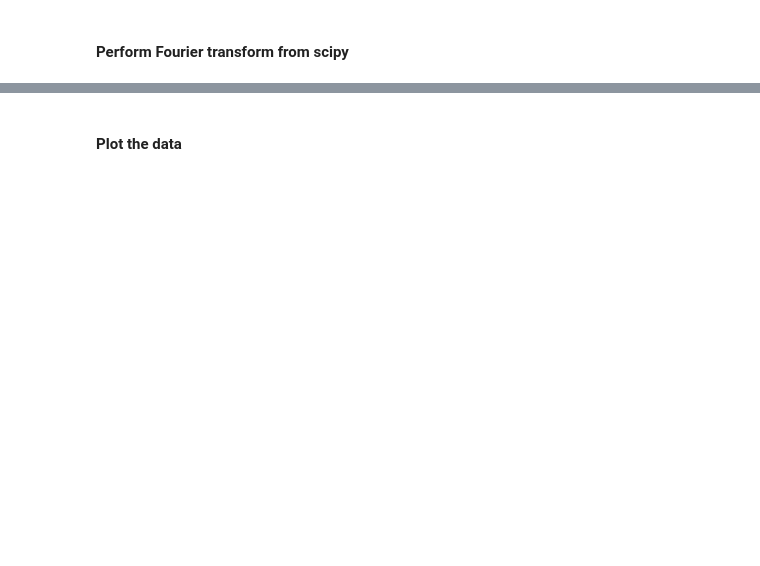
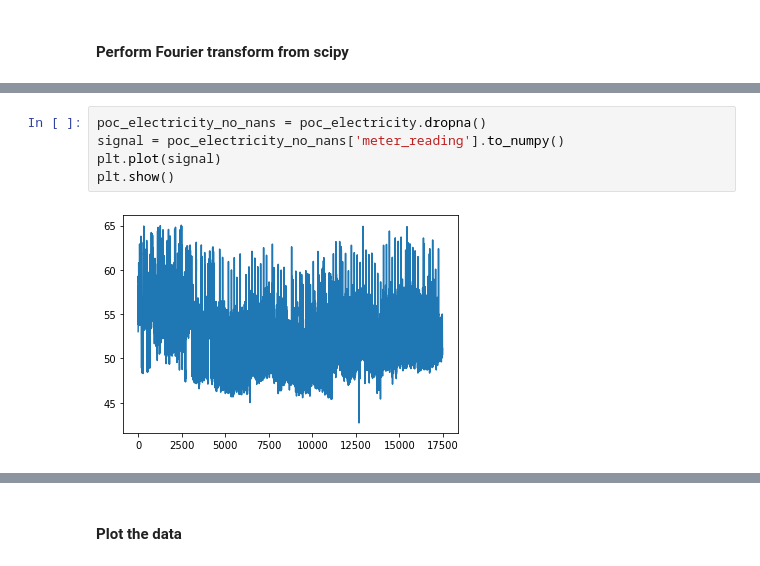
Before and after one commit to mdeppner/energy_demand_prediction_for_buildings, a Jupyter notebook: notebooks/Demand Prediction.ipynb, the cells around one changed output, grey strips where cells are left out. Cells and saved outputs as stored; diff of their text form; blank space fills up the shorter version.

```diff
--- a/notebooks/Demand Prediction.ipynb
+++ b/notebooks/Demand Prediction.ipynb
@@ -343,0 +338,7 @@ Dann anfangen und versuchen zu predicten
+# %%
+poc_electricity_no_nans = poc_electricity.dropna()
+signal = poc_electricity_no_nans['meter_reading'].to_numpy()
+plt.plot(signal)
+plt.show()
+# %% [output]
+[figure, added]
```
Also changed, not shown: parts of 34 cells of this notebook.
